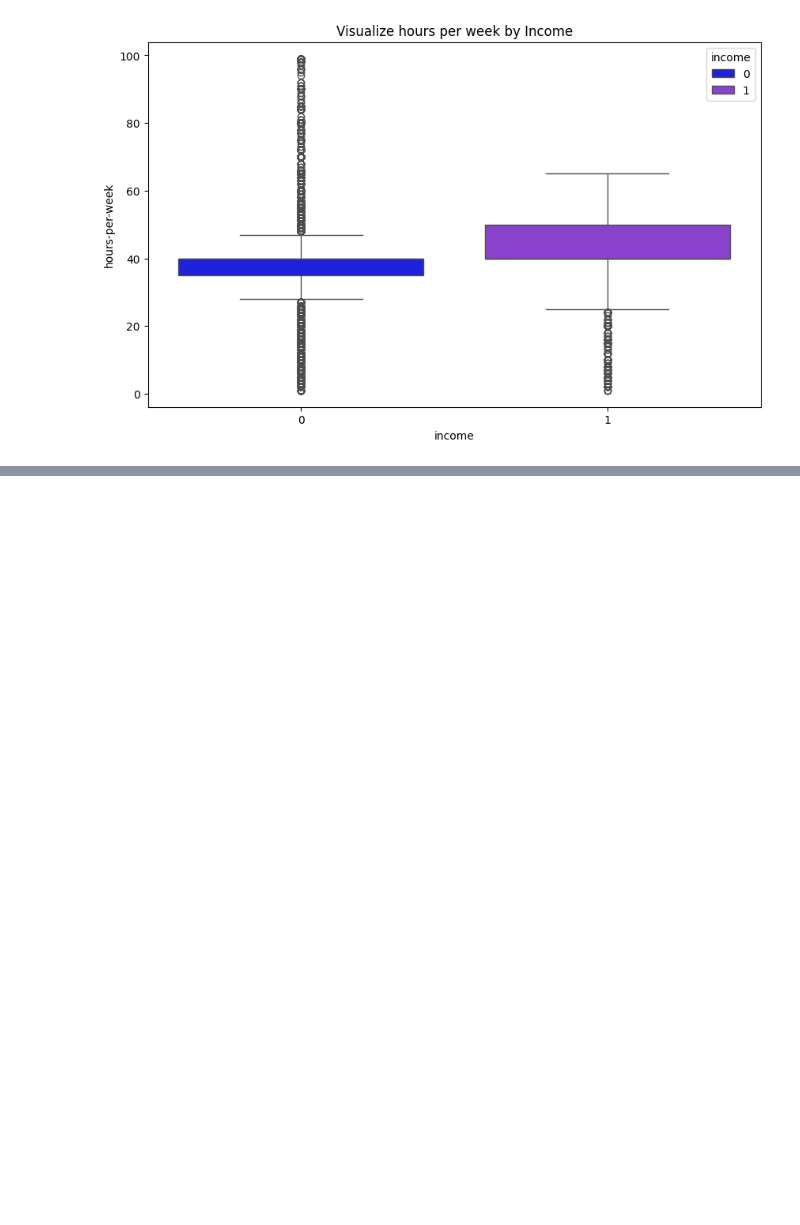
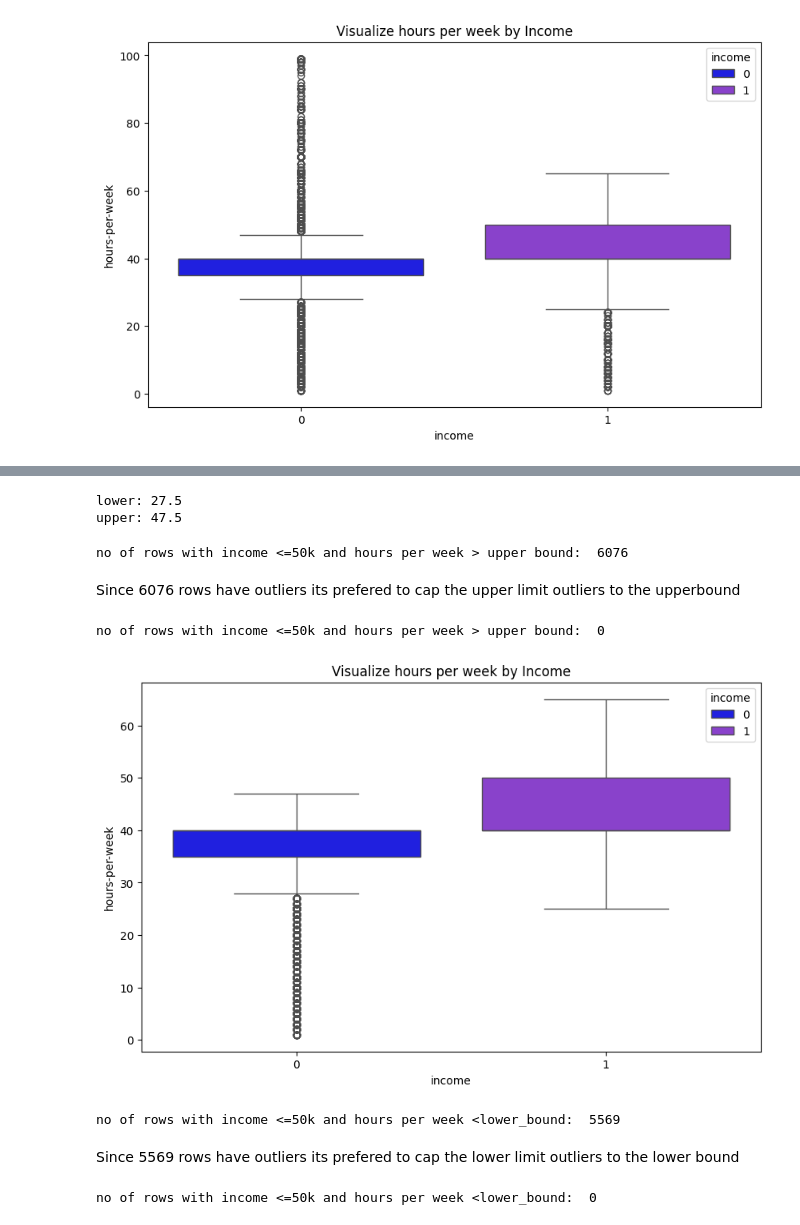
Before and after one commit to sesiiyy/CensusIncomePrediction, a Jupyter notebook: DataCleaning.ipynb, the cells around one changed output, grey strips where cells are left out. Cells and saved outputs as stored; diff of their text form; code cells hidden in the pictures; blank space fills up the shorter version.

```diff
--- a/DataCleaning.ipynb
+++ b/DataCleaning.ipynb
@@ -1029,6 +1064,6 @@ Since 433 rows have outliers its prefered to cap the upper limit outliers to the
 # %%
-df.loc[(df['income']==1) & (df['hours-per-week']>upper_bound), 'hours-per-week'] = int(upper_bound)
+df.loc[(df['income']==1) & (df['hours-per-week']<lower_bound), 'hours-per-week'] = math.ceil(lower_bound)
 
-#check if higher outliers have been capped by printing all age value above upperbound
-outliers_hourshigher_up_after = df[(df['income']==1)& (df['hours-per-week']>upper_bound)]
-print("no of rows with income >50k and hours per week > upper bound: ", len(outliers_hourshigher_up_after))
+#check if lower outliers have been capped by printing all hours per week value below lower bound
+outliers_hourshigher_low_after = df[(df['income']==1)& (df['hours-per-week']<lower_bound)]
+print("no of rows with income >50k and hours per week <lower_bound: ", len(outliers_hourshigher_low_after))
@@ -1044,0 +1084,62 @@ plot.show()
+# %%
+#select hours per week data for income <=50k
+hourslower = df[df["income"]==0]['hours-per-week']
+Q1=hourslower.quantile(0.25)
+Q3=hourslower.quantile(0.75)
+IQR =Q3-Q1
+
+#Lower bound
+lower_bound = Q1 - 1.5* IQR
+upper_bound = Q3 + 1.5* IQR
+
+print("lower:",lower_bound)
+print("upper:", upper_bound)
+# %% [output]
+lower: 27.5
+upper: 47.5
+# %%
+#get count of rows where income is <=50k and hours per week is higher than upperbound
+
+outliers_hourslower_up = df[(df['income']==0)& (df['hours-per-week']>upper_bound)]
+print("no of rows with income <=50k and hours per week > upper bound: ", len(outliers_hourslower_up))
+# %% [output]
+no of rows with income <=50k and hours per week > upper bound:  6076
+# %% [markdown]
+Since 6076 rows have outliers its prefered to cap the upper limit outliers to the upperbound
+# %%
+df.loc[(df['income']==0) & (df['hours-per-week']>upper_bound), 'hours-per-week'] = int(upper_bound)
+
+#check if higher outliers have been capped by printing all age value above upperbound
+outliers_hourslower_up_after = df[(df['income']==0)& (df['hours-per-week']>upper_bound)]
+print("no of rows with income <=50k and hours per week > upper bound: ", len(outliers_hourslower_up_after))
+# %% [output]
+no of rows with income <=50k and hours per week > upper bound:  0
+# %%
+#visualize hours per week outliers in a boxplot
+
+plot.figure(figsize=(10,6))
+sns.boxplot(x=df['income'], y=df['hours-per-week'], hue=df['income'], palette={1: '#8A2BE2', 0: 'blue'})
+plot.title('Visualize hours per week by Income')
+plot.xlabel("income")
+plot.ylabel("hours-per-week")
+plot.legend(title="income",loc="upper right")
+plot.show()
+# %% [output]
+[figure, added]
+# %%
+#get count of rows where income is <=50k and hours per week is lower than lowerbound
+
+outliers_hourslower_low = df[(df['income']==0)& (df['hours-per-week']<lower_bound)]
+print("no of rows with income <=50k and hours per week <lower_bound: ", len(outliers_hourslower_low))
+# %% [output]
+no of rows with income <=50k and hours per week <lower_bound:  5569
+# %% [markdown]
+Since 5569 rows have outliers its prefered to cap the lower limit outliers to the lower bound
+# %%
+df.loc[(df['income']==0) & (df['hours-per-week']<lower_bound), 'hours-per-week'] = math.ceil(lower_bound)
+
+#check if lower outliers have been capped by printing all hours per week value below lower bound
+outliers_hourslower_low_after = df[(df['income']==0)& (df['hours-per-week']<lower_bound)]
+print("no of rows with income <=50k and hours per week <lower_bound: ", len(outliers_hourslower_low_after))
+# %% [output]
+no of rows with income <=50k and hours per week <lower_bound:  0
```
Also changed, not shown: parts of 43 cells of this notebook.
